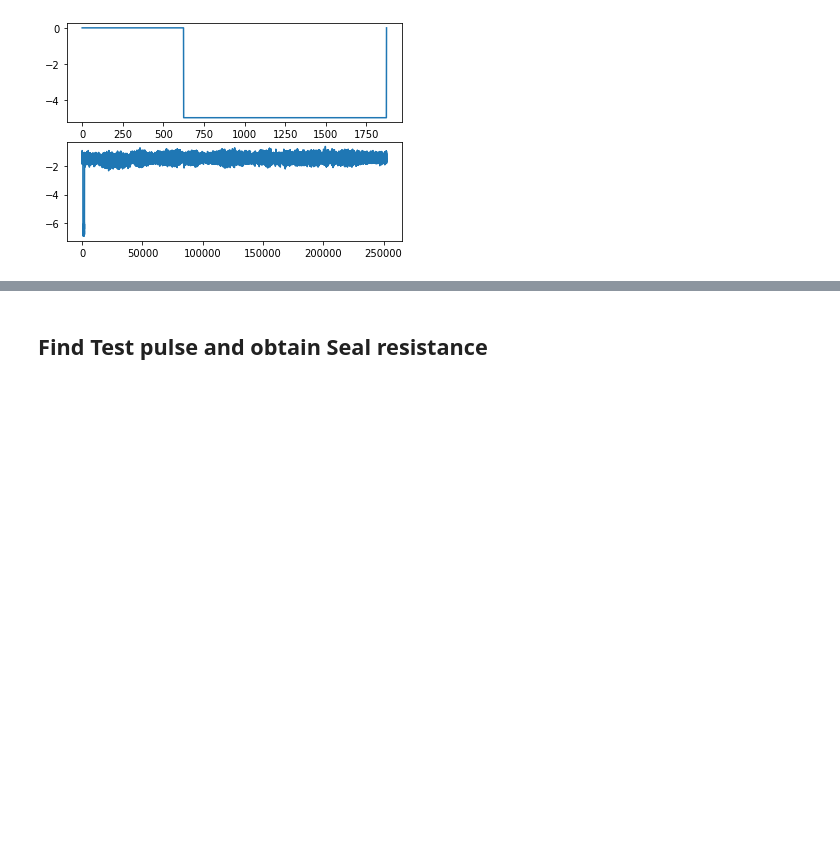
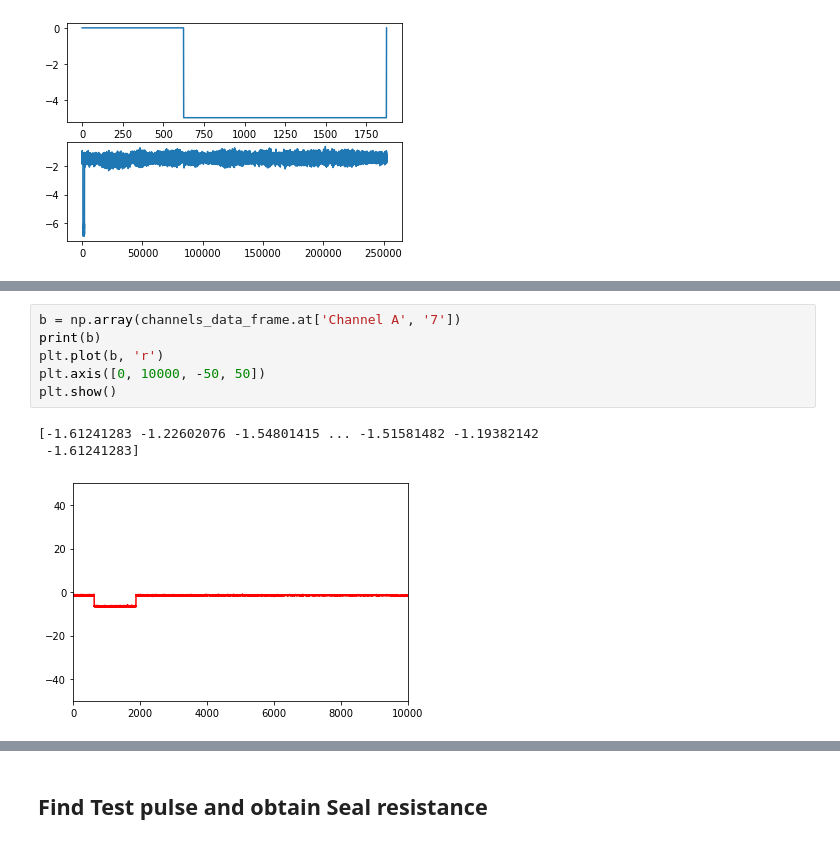
Before and after one commit to opavon/PAG_ephys_analysis, a Jupyter notebook: loose_seal/testpulse_Rseal_develop.ipynb, the cells around one changed output, grey strips where cells are left out. Cells and saved outputs as stored; diff of their text form; blank space fills up the shorter version.

```diff
--- a/loose_seal/testpulse_Rseal_develop.ipynb
+++ b/loose_seal/testpulse_Rseal_develop.ipynb
@@ -68,0 +91,10 @@ plt.show()
+# %%
+b = np.array(channels_data_frame.at['Channel A', '7'])
+print(b)
+plt.plot(b, 'r')
+plt.axis([0, 10000, -50, 50])
+plt.show()
+# %% [output]
+[-1.61241283 -1.22602076 -1.54801415 ... -1.51581482 -1.19382142
+ -1.61241283]
+[figure, added]
```
Also changed, not shown: parts of 10 cells of this notebook.
